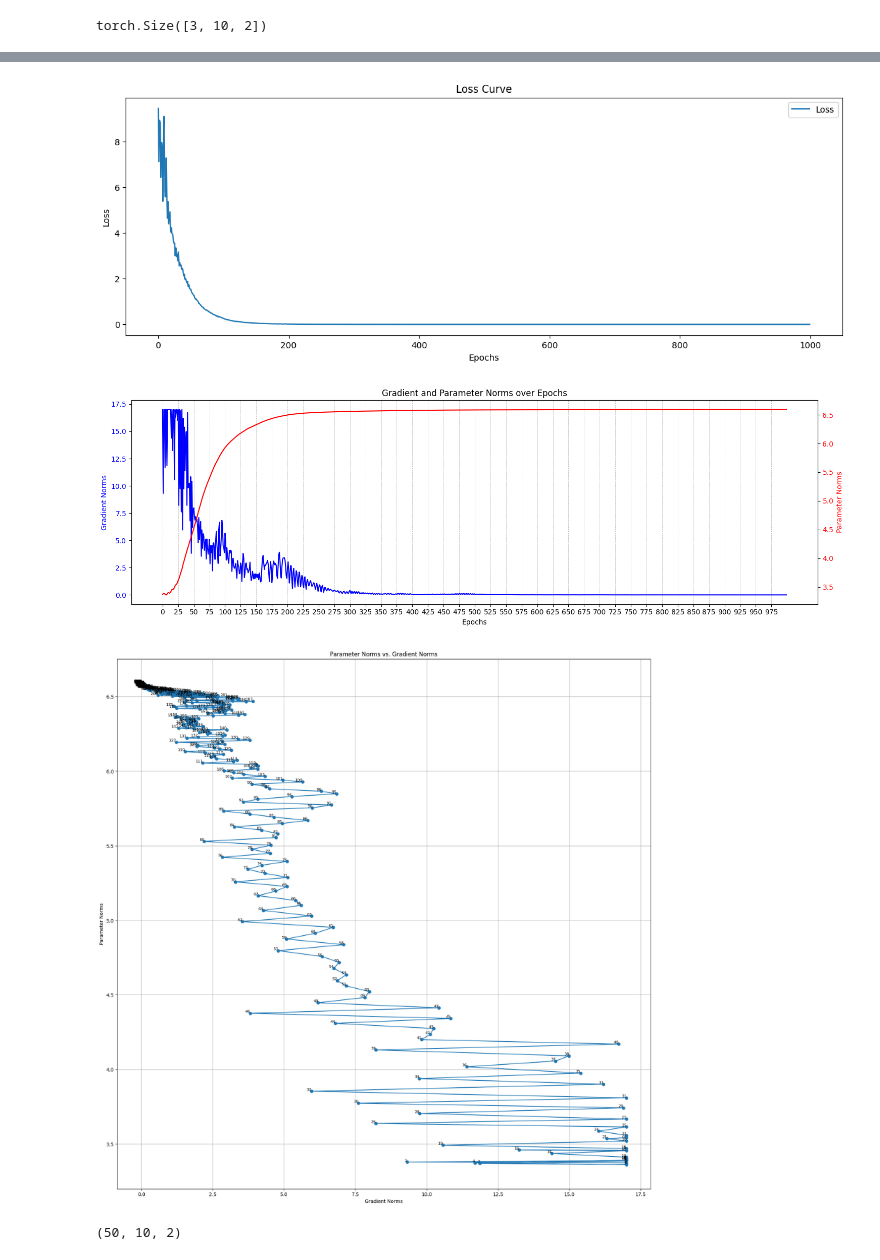
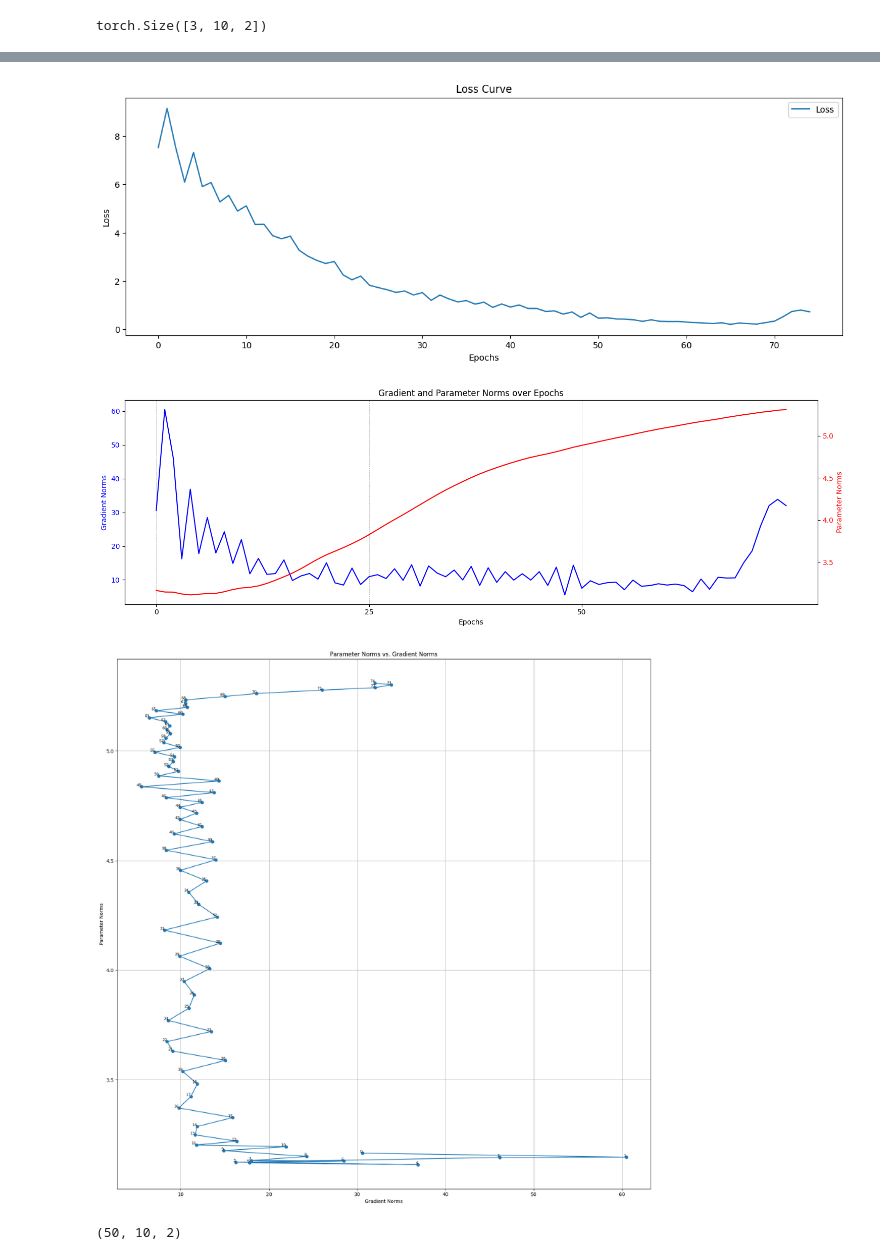
Before and after one commit to rajshreyas922/Human_Pose_Generation, a Jupyter notebook: ProvNERF Pose Generation/Single_Hidden_Layer.ipynb, the cells around one changed output, grey strips where cells are left out. Saved outputs shown, nothing was run; the diff lists cells and outputs as text; code cells hidden in the pictures.

```diff
--- a/ProvNERF Pose Generation/Single_Hidden_Layer.ipynb
+++ b/ProvNERF Pose Generation/Single_Hidden_Layer.ipynb
@@ -288,5 +279,5 @@ tensor([ 437.3734, -191.2821, -219.4431, -423.2528])
 # %%
-epochs = 1000
+epochs = 75
 staleness = 500
 num_Z_samples = 50
 lr = 0.005
@@ -295,7 +286,7 @@ xdim = 1
 zdim = 6
 output_dim = 2
 plot_epoch = 50
-param_name = f"staleness_{staleness}_lr_{lr}_zdim_{zdim}_num_points_{num_points}_gradclip+sched"
+param_name = f"staleness_{staleness}_lr_{lr}_zdim_{zdim}_num_points_{num_points}"
 # %%
 if xdim == 1:
     x = torch.linspace(-1, 1, num_points).to(device).unsqueeze(1)
@@ -309,14 +300,15 @@ print(data.shape)
 # %% [output]
 torch.Size([3, 10, 2])
 # %%
-
+torch.manual_seed(1)
+np.random.seed(1)
 # Initialize the model and optimizer
 H_t = H_theta(input_dim=zdim, output_dim=output_dim).to(device)
-#optimizer = optim.Adam(H_t.parameters(), lr=lr, betas=(0.9, 0.999))
+#optimizer = optim.Adam(H_t.parameters(), lr=lr, betas=(0.9, 0.99))
 optimizer = optim.SGD(H_t.parameters(), lr=lr, momentum=0.95)
 
-gamma = 0.9
-scheduler = optim.lr_scheduler.StepLR(optimizer, gamma=gamma, step_size=100)
+gamma = 0.86
+scheduler = optim.lr_scheduler.StepLR(optimizer, gamma=gamma, step_size=50)
 
 os.makedirs('plots/'+param_name, exist_ok=True)
 
@@ -385,13 +377,31 @@ for e in tqdm(range(epochs)):
 
 
     loss.backward()
-    nn_utils.clip_grad_norm_(H_t.parameters(), max_norm=17)
+
+    # nn_utils.clip_grad_norm_(H_t.parameters(), max_norm=17.5)
+    # if e >= 75:
+    #     nn_utils.clip_grad_norm_(H_t.parameters(), max_norm=5)
+    # else:
+    #nn_utils.clip_grad_norm_(H_t.parameters(), max_norm=40)
     # Calculate and store the norms of parameters and gradients
     grad_sum = 0
     param_sum = 0
     for param in H_t.parameters():
         param_sum += torch.norm(param)**2
         grad_sum += torch.norm(param.grad)**2
+
+
+    if e == 68:
+        print("68th Epoch Paramters")
+        H_t(imle_transformed_points, disp = True)
+        for param in H_t.parameters():
+            print(param)
+    if e == 69:
+        print("69th Epoch Paramters")
+        H_t(imle_transformed_points, disp = True)
+        for param in H_t.parameters():
+            print(param)
+
 
     grad_norm = torch.sqrt(grad_sum).item()
     param_norm = torch.sqrt(param_sum).item()
@@ -405,8 +415,10 @@ for e in tqdm(range(epochs)):
     scheduler.step()
 
 print(f"{e+1} Epoch loss: {losses[-1]}")
-print(f"200 Epoch loss: {losses[199]}")
-print(f"100 Epoch loss: {losses[99]}")
+# print(f"200 Epoch loss: {losses[199]}")
+# print(f"100 Epoch loss: {losses[99]}")
+# print(f"50 Epoch loss: {losses[49]}")
+
 # Plot the loss curve on a separate figure
 plt.figure(figsize=(15, 5))
 plt.plot(losses, label='Loss')
@@ -415,6 +427,7 @@ plt.ylabel('Loss')
 plt.title('Loss Curve')
 plt.legend()
 plt.savefig(f'plots/{param_name}/Loss Curve.png')
+#plt.xticks(np.arange(0, 75), 1)
 plt.show()
 
 # Plot gradient norms and parameter norms with dual y-axes
@@ -460,6 +487,6 @@ plt.show()
-[figure, old version]
+[figure, new version]
-[figure, old version]
+[figure, new version]
-[figure, old version]
+[figure, new version]
 # %%
 # Generate a range of input values
 x = torch.linspace(-1, 1, num_points).to(device).unsqueeze(1)
```
Also changed, not shown: parts of 6 cells of this notebook, 33 other files.
